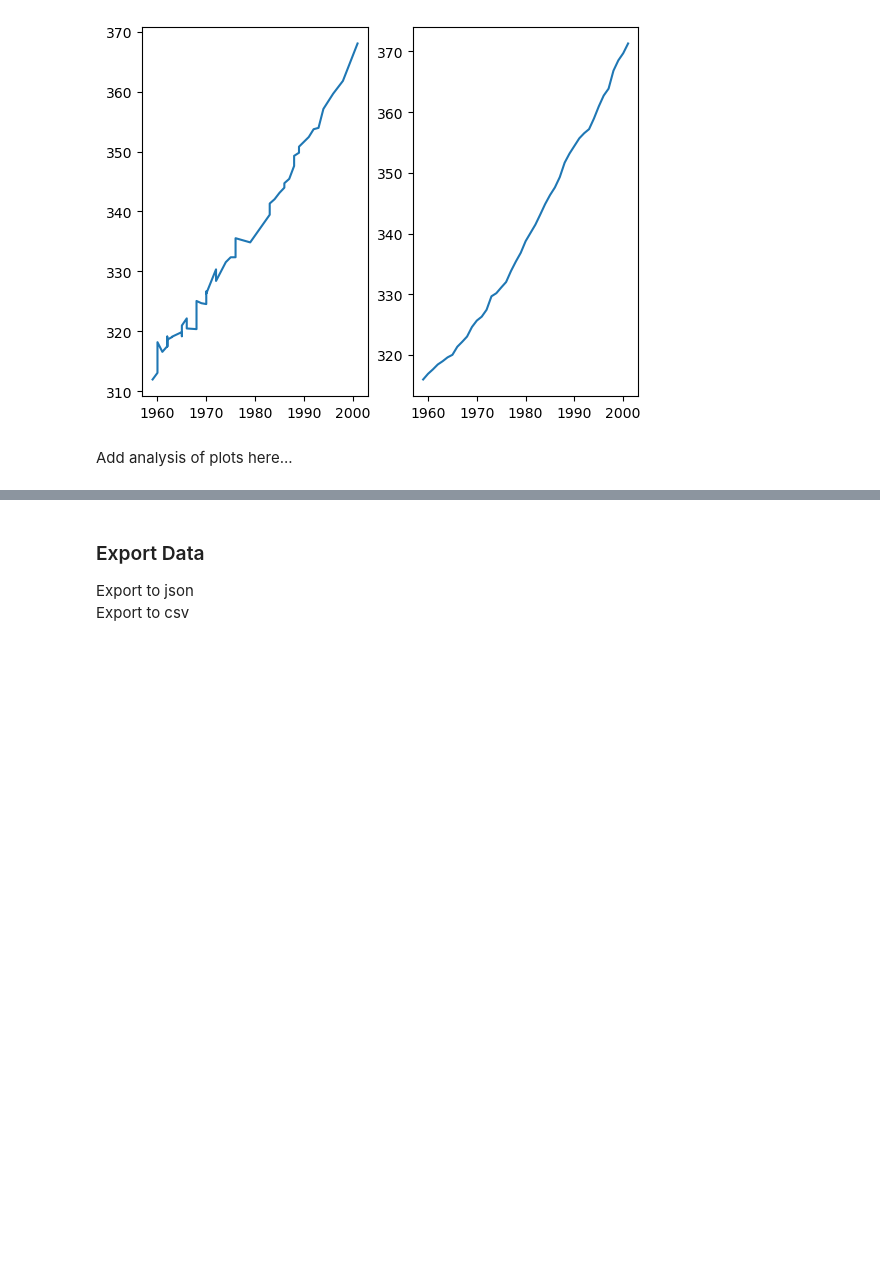
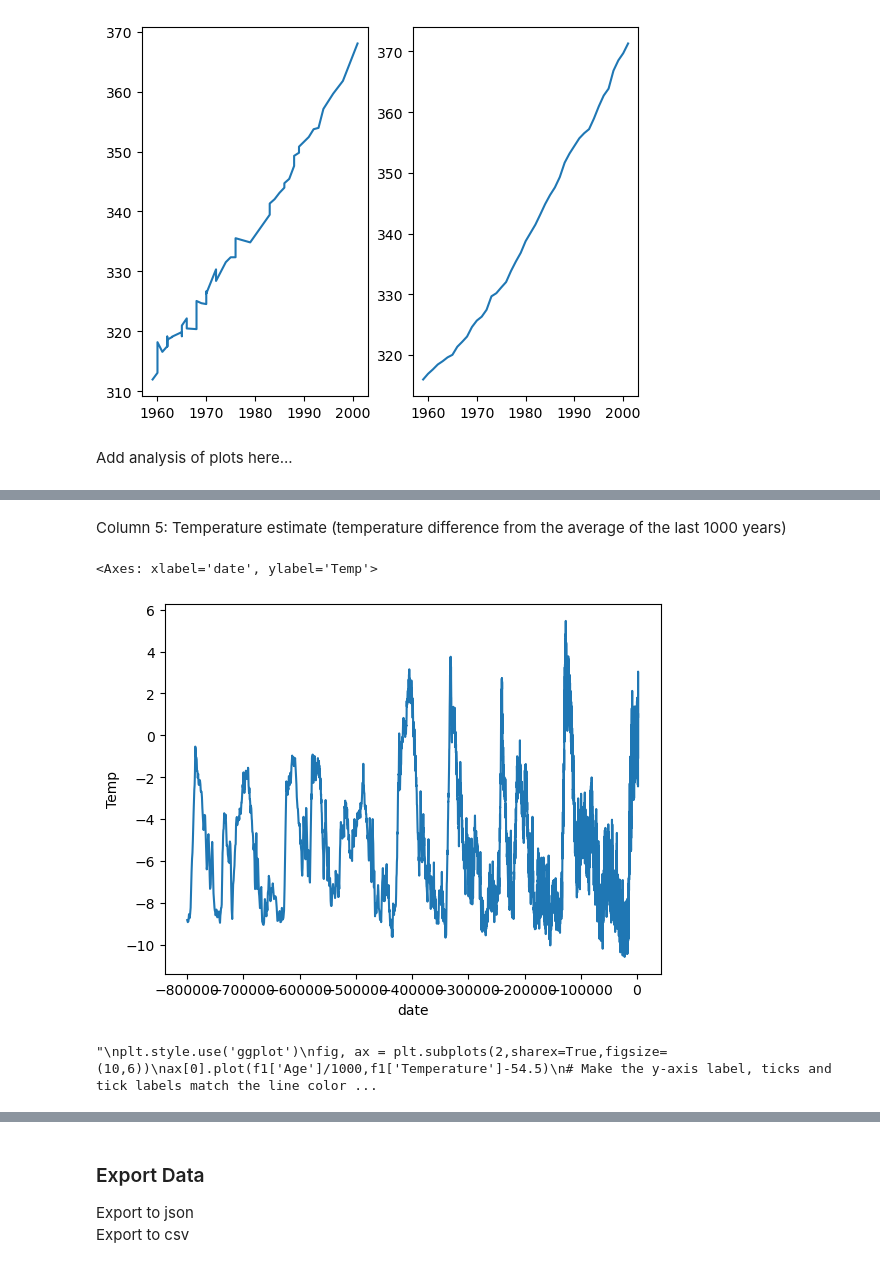
Before and after one commit to PeeBs68/prog_da_project2, a Jupyter notebook: project2.ipynb, the cells around one changed output, grey strips where cells are left out. Cells and saved outputs as stored; diff of their text form; code cells hidden in the pictures; blank space fills up the shorter version.

```diff
--- a/project2.ipynb
+++ b/project2.ipynb
@@ -109,6 +117,6 @@ Check which one works better...Need to get recent data then and combne as above.
 # %%
-temp_col_names = ["age", "anomoly", 'sigma']
-temp_df = pd.read_excel("https://www.ncei.noaa.gov/pub/data/paleo/icecore/antarctica/antarctica2015co2.xls", sheet_name="CO2 Composite",skiprows = range(1, 15),names=ncei_df_col_names)
+new_temp_col_names = ["bag", "ztop", 'age', 'Deot', 'Temp']
+new_temp_df = pd.read_csv("https://www.ncei.noaa.gov/pub/data/paleo/icecore/antarctica/epica_domec/edc3deuttemp2007.txt", skiprows = 92, delim_whitespace=True, names=new_temp_col_names)
 
 # To specify certain columns...https://stackoverflow.com/questions/33655127/how-to-read-certain-columns-from-excel-using-pandas-python
-df = pd.read_excel(file_location,sheet_name='Sheet1', usecols="A,C,F")
+#df = pd.read_excel(file_location,sheet_name='Sheet1', usecols="A,C,F")
@@ -114,0 +139,28 @@ df = pd.read_excel(file_location,sheet_name='Sheet1', usecols="A,C,F")
+# %% [markdown]
+Column 5: Temperature estimate (temperature difference from the average of the last 1000 years)
+# %%
+new_temp_df2 = 1950-new_temp_df['age']
+new_temp_df['date'] = new_temp_df2
+new_temp_df['date'] = new_temp_df['date'].astype(int)
+# %%
+sns.lineplot(new_temp_df, x='date', y='Temp')
+# %% [output]
+<Axes: xlabel='date', ylabel='Temp'>
+[figure, added]
+# %%
+# https://notebook.community/CommonClimate/teaching_notebooks/GEOL157L/GEOL157_Lab5_paleclimate_records
+'''
+plt.style.use('ggplot')
+fig, ax = plt.subplots(2,sharex=True,figsize=(10,6))
+ax[0].plot(f1['Age']/1000,f1['Temperature']-54.5)
+# Make the y-axis label, ticks and tick labels match the line color.
+ax[0].set_ylabel(r'Temperature ($^{\circ}$C)')
+#ax1.tick_params('y')
+plt.gca().invert_xaxis()
+
+ax[1].plot(f2['Age(yrBP)']/1000,f2['CO2(ppmv)'],color='C1')
+ax[1].set_ylabel(r'CO$_2$ concentration (ppmv)')
+ax[0].set_xlabel('1000 years before present')
+fig.subplots_adjust(hspace=0) '''
+# %% [output]
+"\nplt.style.use('ggplot')\nfig, ax = plt.subplots(2,sharex=True,figsize=(10,6))\nax[0].plot(f1['Age']/1000,f1['Temperature']-54.5)\n# Make the y-axis label, ticks and tick labels match the line color ...
```
Also changed, not shown: parts of 4 cells of this notebook.
